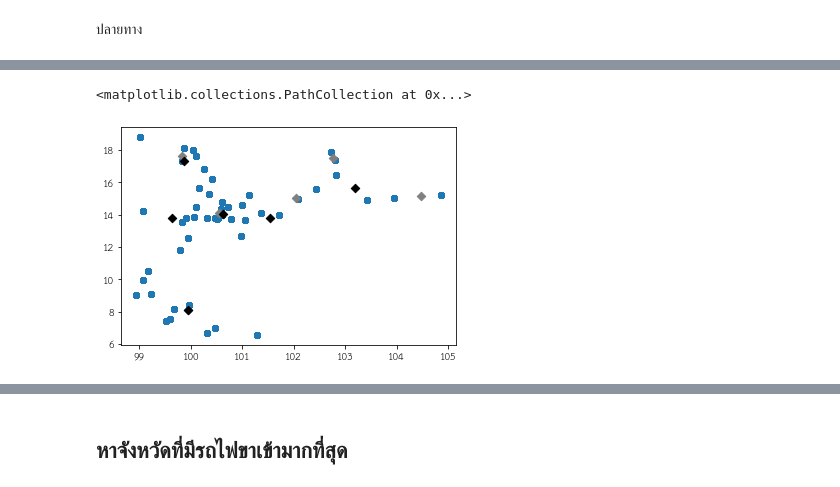
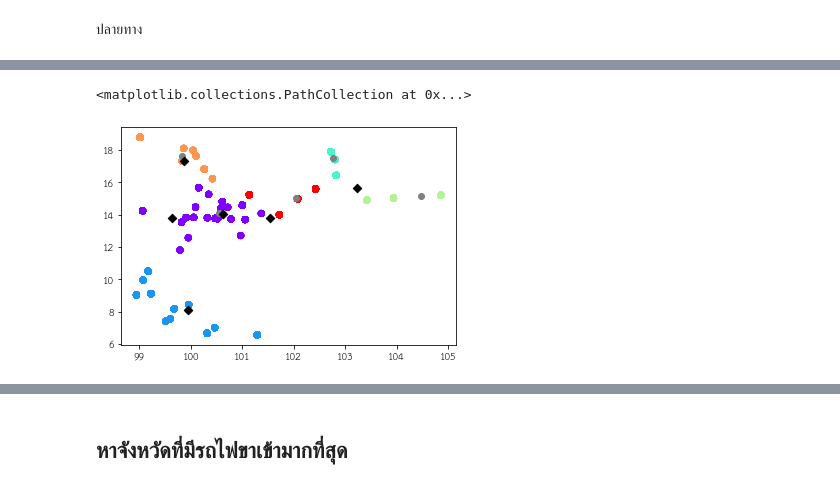
Before and after one commit to ThanikPimpiban/DWDM21, a Jupyter notebook: Project_final.ipynb, the cells around one changed output, grey strips where cells are left out. Cells and saved outputs as stored; diff of their text form; code cells hidden in the pictures.

```diff
--- a/Project_final.ipynb
+++ b/Project_final.ipynb
@@ -1242,3 +1231,0 @@ AttributeError: ignored
-# %%
-X1 = table_lo_x[mat_x,mat_y]  ## กำหนด X ให้เอาค่าในตาราง table_mix ซึ่ง X_x คือ ลองจิจูดของสถานีปลายทาง และ Y_y คือ ละติจูดของสถานีปลายทาง
-model.fit(X1)
@@ -1249,3 +1231,0 @@ model.cluster_centers_
-# %%
-identified_clusters2 = model.fit_predict(Y)  ## ระบุ cluster ลงในตัวแปร identified_clusters
-identified_clusters2
@@ -1251,0 +1250,4 @@ identified_clusters2
+# %%
+## รวมค่า mean ของสถานีปลายทาง
+matY_x = [[y1_x],[y2_x],[y3_x],[y4_x],[y5_x],[y6_x]]
+matY_y = [[y1_y],[y2_y],[y3_y],[y4_y],[y5_y],[y6_y]]
@@ -1252,11 +1285,11 @@ identified_clusters2
 # %%
 ###ทำการเพิ่ม column ชื่อ Cluster ที่ได้ระบุกลุ่มแล้ว ลงในตาราง table_mix
 data_with_clusters = table_mix.copy()
 data_with_clusters['Clusters'] = identified_clusters2
 
-plt.scatter(data_with_clusters['X_y'],data_with_clusters['Y_y'],cmap='rainbow' ,alpha=0.5)
-plt.scatter(model.cluster_centers_[:,0] ,model.cluster_centers_[:,1] ,c='Gray',alpha=1 ,marker='D')
-plt.scatter(mat_x,mat_y,c='black',alpha=1 ,marker='D')
+plt.scatter(data_with_clusters['X_y'],data_with_clusters['Y_y'],c=data_with_clusters['Clusters'],cmap='rainbow' ,alpha=0.5)
+plt.scatter(model.cluster_centers_[:,0] ,model.cluster_centers_[:,1] ,c='Gray',alpha=1)
+plt.scatter(matY_x,matY_y,c='black',alpha=1 ,marker='D') ## plot จุดเพิ่ม ของสถานีปลายทาง
 # %% [output]
 <matplotlib.collections.PathCollection at 0x...>
-[figure, old version]
+[figure, new version]
```
Also changed, not shown: parts of 28 cells of this notebook.
